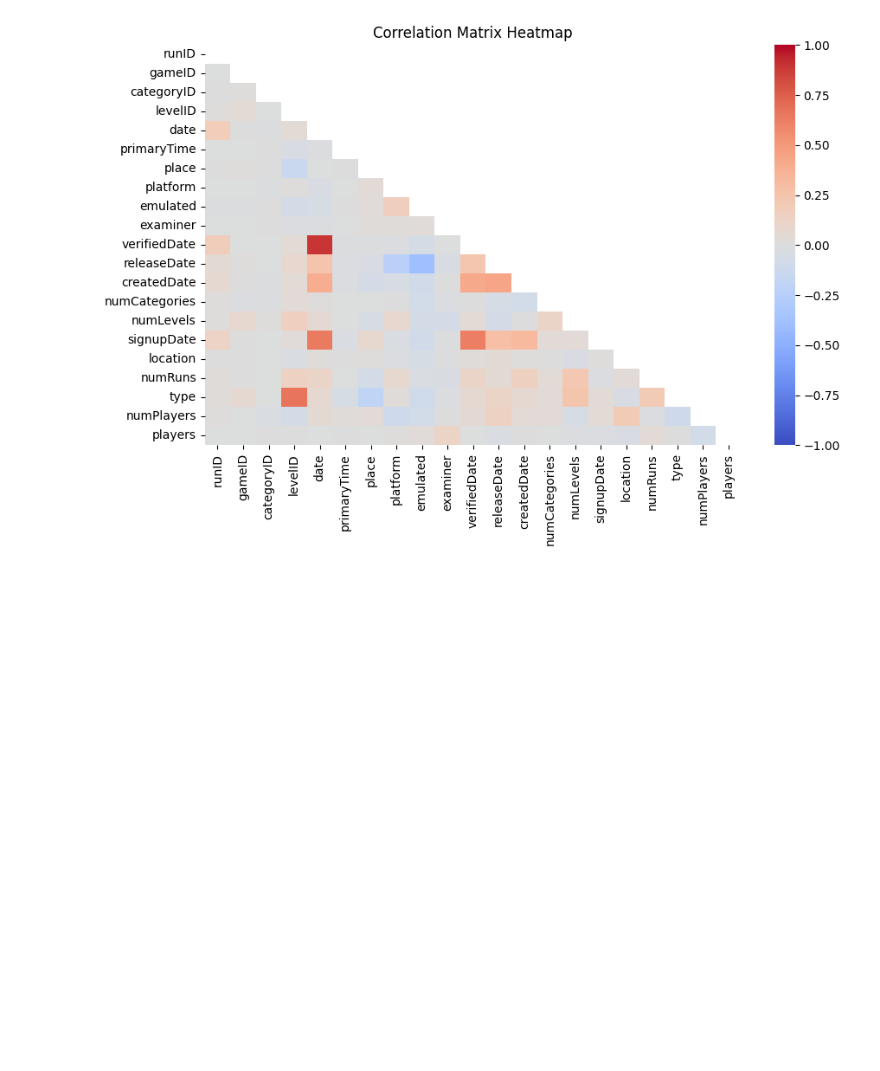
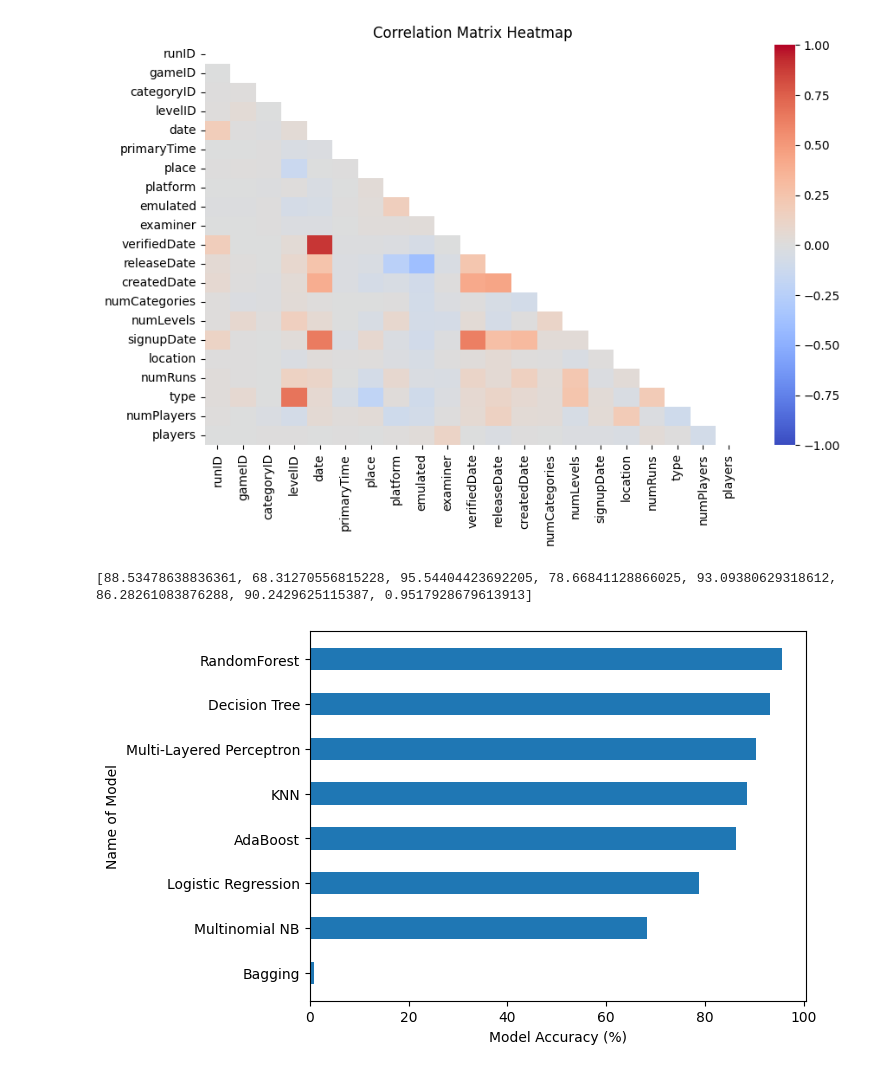
Before and after one commit to bigguyhere/CS513GroupProject, a Jupyter notebook: main.ipynb, the cells around one changed output. Drawn from its saved outputs; the diff is of its cells as text; code cells hidden in the pictures; blank space fills up the shorter version.

```diff
--- a/main.ipynb
+++ b/main.ipynb
@@ -432,6 +472,7 @@ target_pred = dTree.predict(minmax_test)
 # Decision Tree Post-Run Statistics
 
 accuracy = accuracy_score(mm_target_test, target_pred) * 100
+accuracyArr[4] = accuracy
 conMatrix = confusion_matrix(mm_target_test, target_pred)
 
 print(f'Accuracy of model: {accuracy}%\n')
@@ -461,6 +502,7 @@ target_pred = adaBoost.predict(minmax_test)
 # AdaBoost Post-Run Statistics
 
 accuracy = accuracy_score(mm_target_test, target_pred) * 100
+accuracyArr[5] = accuracy
 conMatrix = confusion_matrix(mm_target_test, target_pred)
 
 print(f'Accuracy of model: {accuracy}%\n')
@@ -490,6 +532,7 @@ target_pred = MLP.predict(minmax_test)
 # Multi-Layered Perceptron Post-Run Statistics
 
 accuracy = accuracy_score(mm_target_test, target_pred) * 100
+accuracyArr[6] = accuracy
 conMatrix = confusion_matrix(mm_target_test, target_pred)
 
 print(f'Accuracy of model: {accuracy}%\n')
@@ -518,7 +561,8 @@ target_pred = bgc.predict(minmax_test)
 # %%
 #Bagging Classifier Statistics
 
-accuracy = accuracy_score(mm_target_test,target_pred)
+accuracy = accuracy_score(mm_target_test,target_pred) * 100
+accuracyArr[7] = accuracy
 conMatrix = confusion_matrix(mm_target_test, target_pred)
 
 print(f'Accuracy of model: {accuracy}%\n')
@@ -555,3 +599,13 @@ heatmap.set_title('Correlation Matrix Heatmap')
 plt.show()
 # %% [output]
 [figure]
+# %%
+print(accuracyArr)
+sorted_accuracies = np.array(accuracyArr).argsort()
+plt.barh(np.array(modelNames)[sorted_accuracies], np.array(accuracyArr)[sorted_accuracies], height=0.5)
+plt.xlabel("Model Accuracy (%)")
+plt.ylabel("Name of Model")
+plt.show()
+# %% [output]
+[88.53478638836361, 68.31270556815228, 95.54404423692205, 78.66841128866025, 93.09380629318612, 86.28261083876288, 90.2429625115387, 0.9517928679613913]
+[figure, added]
```
Also changed, not shown: parts of 11 cells of this notebook.
